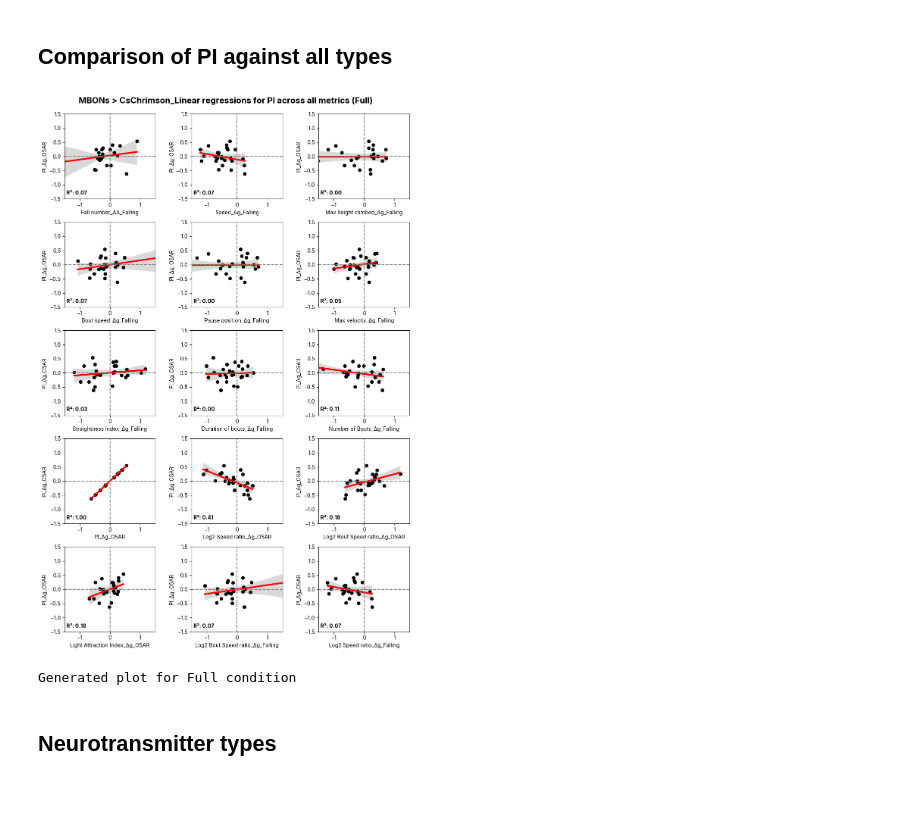
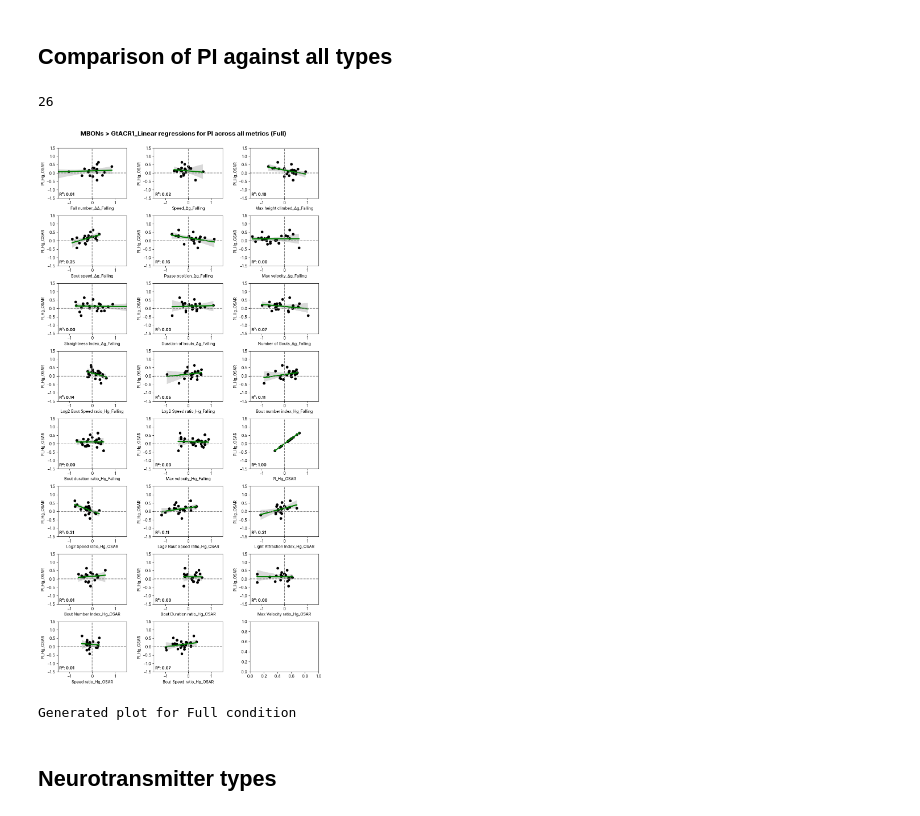
Before and after one commit to lnicole08/OSAR-Nicole-version, a Jupyter notebook: Falling-OSAR classification_2.ipynb, the cells around one changed output. Cells and saved outputs as stored; diff of their text form; code cells hidden in the pictures.

```diff
--- a/Falling-OSAR classification_2.ipynb
+++ b/Falling-OSAR classification_2.ipynb
@@ -156,15 +158,7 @@ def matchingcomp(dfreg_Cr2, osar_multiplot_cr2):
 # %% [markdown]
 ## Formulas to run
 # %%
-newfile2 = specifiedpath + "ACC Lab Dropbox\\ACC Lab\\Nicole Lee\\Data Compilation\\Falling_New\\Compilation with delta\\2025fallingtoosarcomp\\"
-files2 = os.listdir(newfile2)
-
-
-#mbon locations
-MBONList = []
-for yy in files2:
-    MBONList.append(yy.split(" ")[0])
-
-MBONList = list(set(MBONList))
+fallingexcel = pd.read_excel(specifiedpath + "ACC Lab Dropbox\\ACC Lab\\Nicole Lee\\Data Compilation\\2025 Complete raw values osar falling\\Falling.xlsx")
+MBONList = list(fallingexcel['MBON'].unique())
 
 lobelocation = MBONnamefile(MBONList, specifiedpath + "\\ACC Lab Dropbox\\ACC Lab\\Nicole Lee\\Data Compilation\\Falling_New\\")
@@ -767,7 +792,7 @@ if responder == 'ACR':
 figosarplot, axscatter_o = plt.subplots(1, 2, figsize=(8, 8), gridspec_kw={"width_ratios":[1,0]})
 
 # First subplot
-y_label_1 = 'PI_Δg_OSAR'
+y_label_1 = 'PI_Hg_OSAR'
 x_label_1 = 'Light Attraction Index_Δg_OSAR'
 
 df02omitteddf = df_specificmbon[~((df_specificmbon[x_label_1].abs() < 0.2) & (df_specificmbon[y_label_1].abs() < 0.2))].reset_index(drop=True)
@@ -1059,12 +1110,17 @@ weighted euclidean
 [figure]
 # %% [markdown]
 ## Comparison of PI against all types
+# %%
+totalmetriccomparison = pd.read_excel(specifiedpath + "ACC Lab Dropbox\\ACC Lab\\Nicole Lee\\Data Compilation\\2025 Complete raw values osar falling\\Totalcomparisonofallmetrics-Full.xlsx")
+len(totalmetriccomparison.columns)
+# %% [output]
+26
 # %%
 import scipy.stats
 
 plt.rcParams["font.family"] = "Inter"
 
-responder = "Chrimson2"
+responder = "ACR"
 
 # Define the three condition files
 conditions = ['Full']
@@ -1089,13 +1145,13 @@ for condition in conditions:
     df_totalmetrics = df_totalmetrics_origin.drop(columns = ['MBON'])
     metrictype = df_totalmetrics.columns.tolist()
 
-    figlinregplots, axes = plt.subplots(5,3, figsize=(10,15))
+    figlinregplots, axes = plt.subplots(8,3, figsize=(10,20))
     axscatter_linreg = axes.flatten()
 
     for k,j in zip(metrictype, range(len(metrictype))):
 
         x_label_1 = k
-        y_label_1 = 'PI_Δg_OSAR'
+        y_label_1 = 'PI_Hg_OSAR'
 
         data_nt = df_totalmetrics_origin[~((df_totalmetrics_origin[x_label_1].abs() < 0.1) & (df_totalmetrics_origin[y_label_1].abs() < 0.2))].reset_index(drop=True)
 
@@ -1105,35 +1161,35 @@ for condition in conditions:
 
         axscatter_linreg[j].grid(False)
         axscatter_linreg[j].set_ylim([-1.5, 1.5])
         axscatter_linreg[j].set_xlim([-1.5, 1.5])
         axscatter_linreg[j].axvline(0, c=(.5, .5, .5), ls='--')
         axscatter_linreg[j].axhline(0, c=(.5, .5, .5), ls='--')
 
         axscatter_linreg[j].yaxis.set_tick_params(labelbottom=True)
 
         # Correlation for subplot
         pearsonscorrelation_cr2_1 = scipy.stats.pearsonr(data_nt[x_label_1], data_nt[y_label_1])
         # civallow_cr2_1 = pearsonscorrelation_cr2_1.confidence_interval(confidence_level=0.95)[0]
         # civalhigh_cr2_1 = pearsonscorrelation_cr2_1.confidence_interval(confidence_level=0.95)[1]
         # axscatter_linreg[j].annotate(f"R²: {(round(pearsonscorrelation_cr2_1[0],3))**2:.2f}" + "\nCI:" + str(round(civallow_cr2_1,3)) + ", " + str(round(civalhigh_cr2_1,3)),
         #                         (0.02, 0.05), ha="left", xycoords='axes fraction', weight="bold", fontsize=8)
         axscatter_linreg[j].annotate(f"R²: {(round(pearsonscorrelation_cr2_1[0],3))**2:.2f}",
                                 (0.02, 0.05), ha="left", xycoords='axes fraction', weight="bold", fontsize=10)
 
 
     plt.tight_layout()
     plt.subplots_adjust(top=0.95, wspace=0.4)
 
     figlinregplots.suptitle(f"MBONs > {responderrename}_Linear regressions for PI across all metrics ({condition})", weight="bold", fontfamily="Inter", fontsize=16)
 
-    plt.savefig(filesavedir + date + "_" + responder + "_linreg_allmetrics_" + condition + ".png", dpi=1200, bbox_inches='tight')
+    #plt.savefig(filesavedir + date + "_" + responder + "_linreg_allmetrics_" + condition + ".png", dpi=1200, bbox_inches='tight')
     #plt.savefig(filesavedir + date + "_" + responder + "_linreg_allmetrics_" + condition + ".svg")
 
     plt.show()
 
     print(f"Generated plot for {condition} condition")
 # %% [output]
-[figure, old version]
+[figure, new version]
 Generated plot for Full condition
 # %% [markdown]
 ## Neurotransmitter types
```
Also changed, not shown: parts of 7 cells of this notebook, 5 other files.
